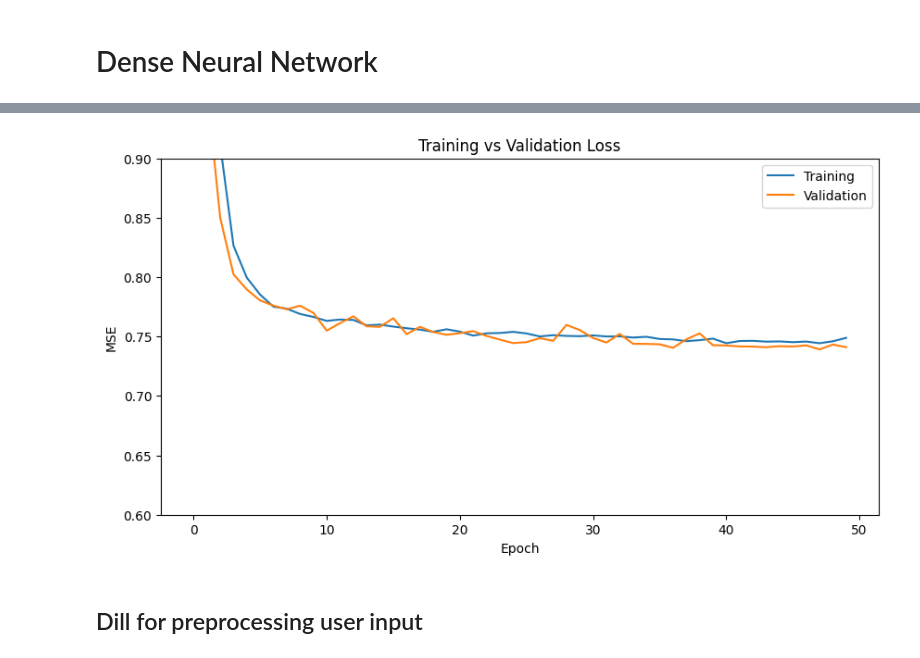
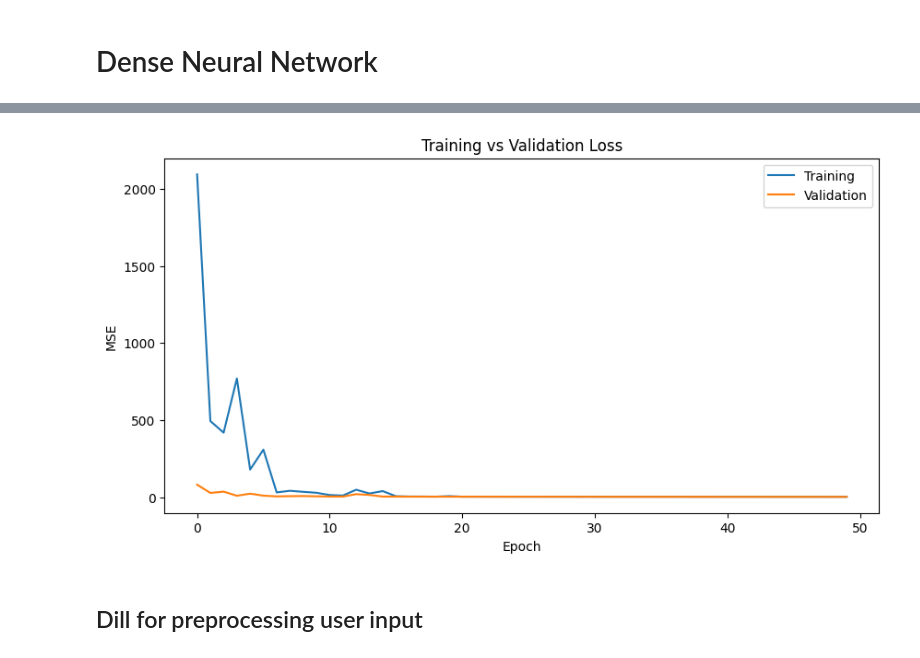
Before and after one commit to youssef-benk/vinylitics, a Jupyter notebook: notebooks/low-to-high-translator-adv.ipynb, the cells around one changed output, grey strips where cells are left out. Saved outputs shown, nothing was run; the diff lists cells and outputs as text; code cells hidden in the pictures.

Commit message:
updated model with column-wise scalers

```diff
--- a/notebooks/low-to-high-translator-adv.ipynb
+++ b/notebooks/low-to-high-translator-adv.ipynb
@@ -197,0 +292,3 @@ high_level
+# %%
+# trying to fit the model using the filtered echonest data
+echonest = echonest_filtered.copy()
@@ -355,6 +500,0 @@ from sklearn.preprocessing import StandardScaler
-# %%
-scaler_X = StandardScaler()
-X_scaled = scaler_X.fit_transform(X)
-# %%
-scaler_y = StandardScaler()
-y_scaled = scaler_y.fit_transform(y)
@@ -539,14 +680,14 @@ import matplotlib.pyplot as plt
 # %%
 plt.figure(figsize=(10,5))
 plt.plot(history.history['loss'], label='Training')
 plt.plot(history.history['val_loss'], label='Validation')
 plt.title('Training vs Validation Loss')
 plt.xlabel('Epoch')
 plt.ylabel('MSE')
-plt.ylim(0.6,0.9)
+# plt.ylim(0,10)
 plt.legend();
 # %% [output]
-[figure, old version]
+[figure, new version]
 # %% [markdown]
 ## Dill for preprocessing user input
 # %%
```
Also changed, not shown: parts of 47 cells of this notebook, 8 other files.
